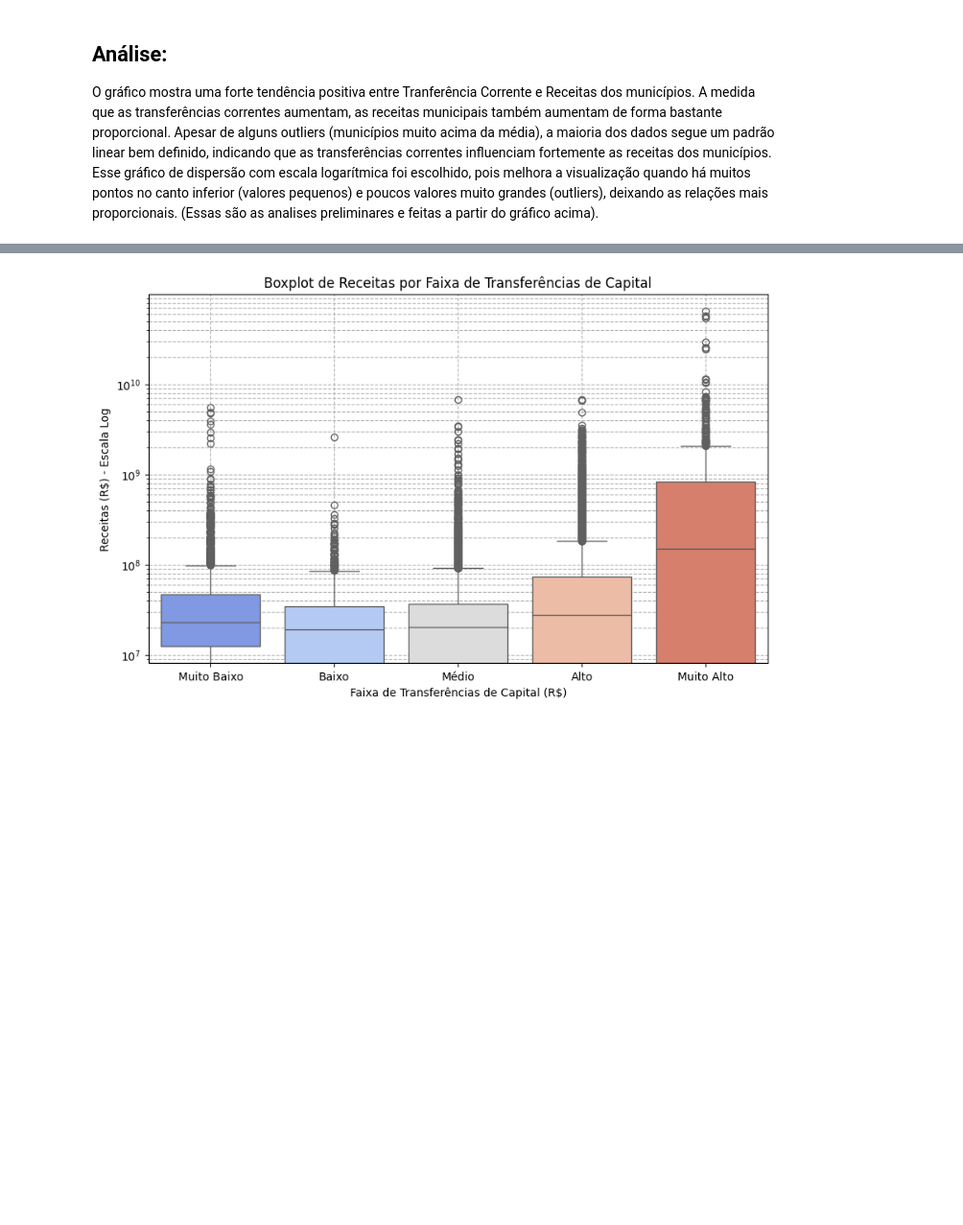
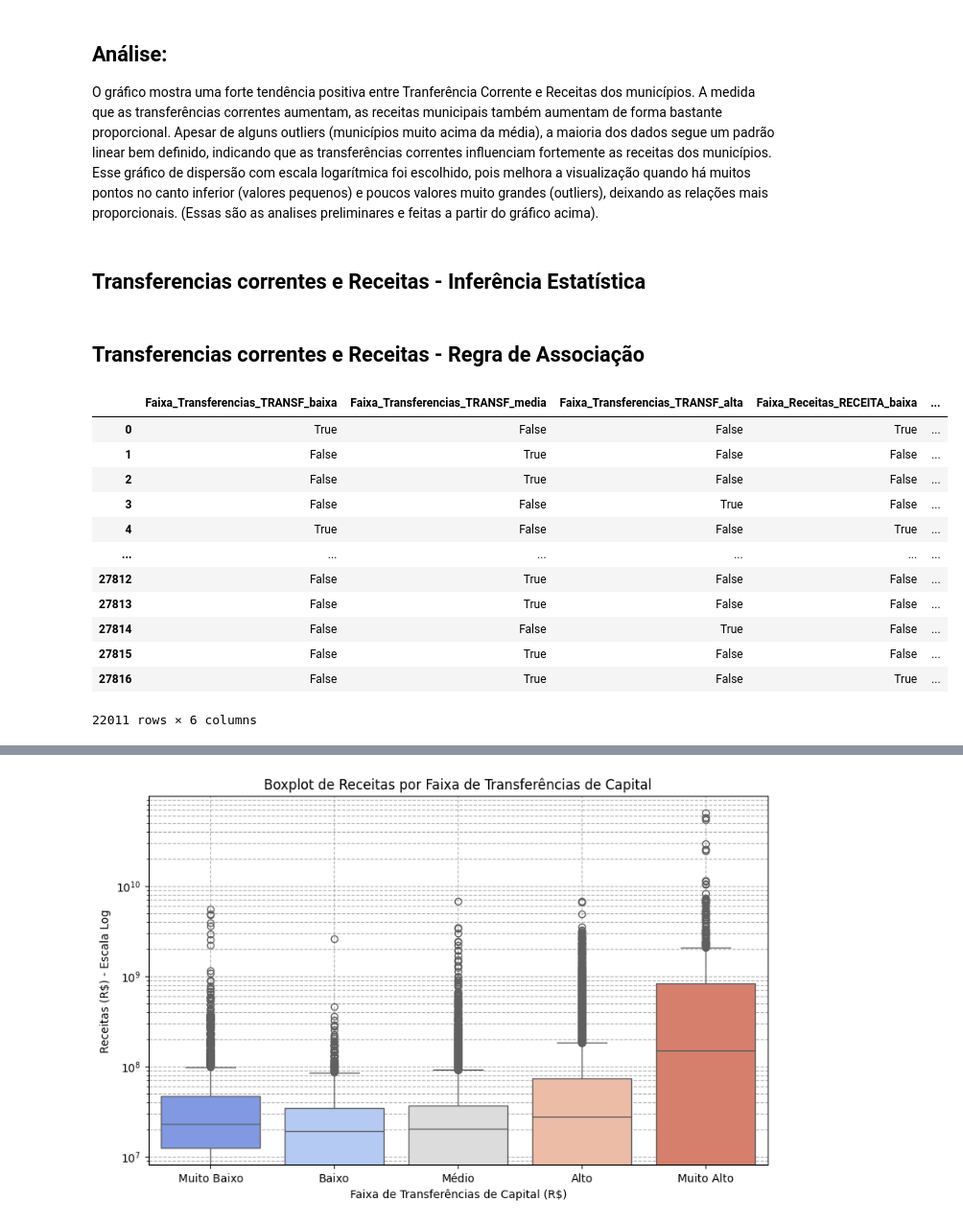
Before and after one commit to anaC-Fernandes/ProjetoDados, a Jupyter notebook: Notebooks/Dataset_Economia.ipynb, the cells around one changed output, grey strips where cells are left out. Shown at 96% size. Cells and saved outputs as stored; diff of their text form; code cells hidden in the pictures; blank space fills up the shorter version.

```diff
--- a/Notebooks/Dataset_Economia.ipynb
+++ b/Notebooks/Dataset_Economia.ipynb
@@ -619,3 +664,35 @@ plt.show()
 # %% [markdown]
 ## Análise:
 O gráfico mostra uma forte tendência positiva entre Tranferência Corrente e Receitas dos municípios. A medida que as transferências correntes aumentam, as receitas municipais também aumentam de forma bastante proporcional. Apesar de alguns outliers (municípios muito acima da média), a maioria dos dados segue um padrão linear bem definido, indicando que as transferências correntes influenciam fortemente as receitas dos municípios. Esse gráfico de dispersão com escala logarítmica foi escolhido, pois melhora a visualização quando há muitos pontos no canto inferior (valores pequenos) e poucos valores muito grandes (outliers), deixando as relações mais proporcionais. (Essas são as analises preliminares e feitas a partir do gráfico acima).
+# %% [markdown]
+## Transferencias correntes e Receitas - Inferência Estatística
+# %% [markdown]
+## Transferencias correntes e Receitas - Regra de Associação
+# %%
+# Filtra os municípios com Transferências e Receitas maiores que zero
+dados_financas = df[(df['Transferencias_correntes_R$'] > 0) & (df['Receitas_R$'] > 0)].copy()
+
+# Remove valores ausentes
+dados_financas = dados_financas.dropna(subset=['Transferencias_correntes_R$', 'Receitas_R$'])
+
+# Classifica em tercis: baixo, médio e alto
+dados_financas['Faixa_Transferencias'] = pd.qcut(dados_financas['Transferencias_correntes_R$'], q=3, labels=['TRANSF_baixa', 'TRANSF_media', 'TRANSF_alta'])
+dados_financas['Faixa_Receitas'] = pd.qcut(dados_financas['Receitas_R$'], q=3, labels=['RECEITA_baixa', 'RECEITA_media', 'RECEITA_alta'])
+# %%
+# Transforma em variáveis binárias
+dados_binarios_financas = pd.get_dummies(dados_financas[['Faixa_Transferencias', 'Faixa_Receitas']])
+dados_binarios_financas
+# %% [output]
+|  | Faixa_Transferencias_TRANSF_baixa | Faixa_Transferencias_TRANSF_media | Faixa_Transferencias_TRANSF_alta | Faixa_Receitas_RECEITA_baixa | ... |
+| 0 | True | False | False | True | ... |
+| 1 | False | True | False | False | ... |
+| 2 | False | True | False | False | ... |
+| 3 | False | False | True | False | ... |
+| 4 | True | False | False | True | ... |
+| ... | ... | ... | ... | ... | ... |
+| 27812 | False | True | False | False | ... |
+| 27813 | False | True | False | False | ... |
+| 27814 | False | False | True | False | ... |
+| 27815 | False | True | False | False | ... |
+| 27816 | False | True | False | True | ... |
+22011 rows × 6 columns
```
Also changed, not shown: parts of 22 cells of this notebook.
